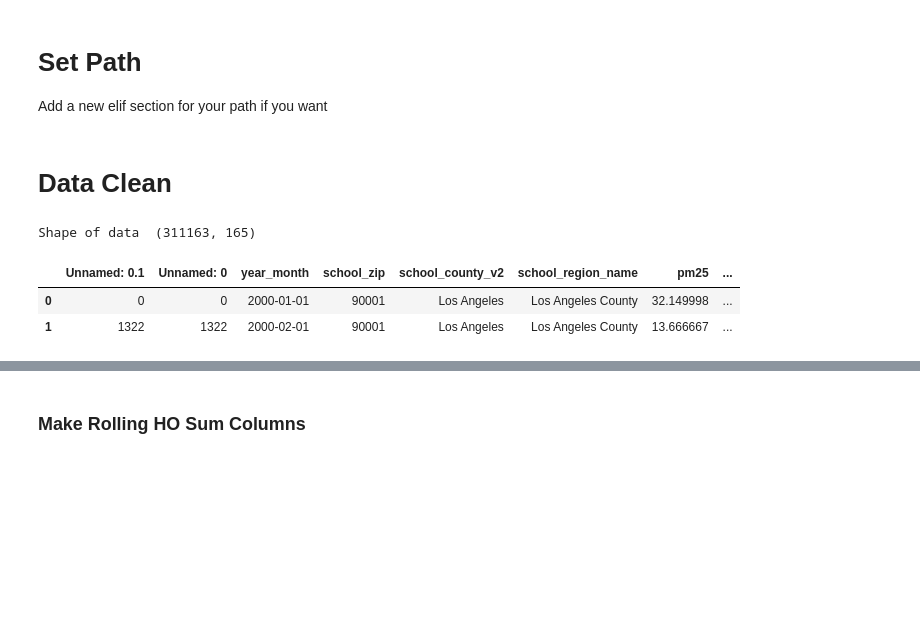
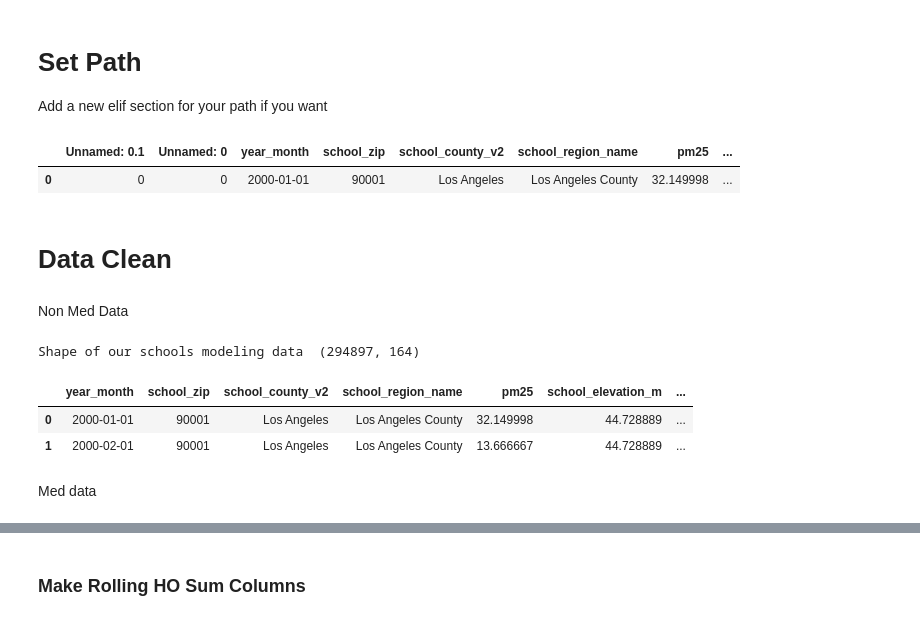
Before and after one commit to mattslyons/JLPS_capstone_project, a Jupyter notebook: modeling/2nd_stage_cv_func_sklearn 11-28.ipynb, the cells around one changed output, grey strips where cells are left out. Saved outputs shown, nothing was run; the diff lists cells and outputs as text; code cells hidden in the pictures; blank space fills up the shorter version.

```diff
--- a/modeling/2nd_stage_cv_func_sklearn 11-28.ipynb
+++ b/modeling/2nd_stage_cv_func_sklearn 11-28.ipynb
@@ -68,16 +68,22 @@ For fixed effects, we choose from a set of 4 possible combinations outlined here
 # - `Izmy_v4_nodist_normed_TPY`
 # - `Izmy_v5_all_normed_but_wspd_ratio`
 
-predictor = 'Izmy_v3_normed_D_and_TPY'
+predictor = 'Izmy_v4_nodist_normed_TPY'
 
 # set FE to one of 4 sets (int)
 FE_set_num = 2
 
 # specify medical target
 medical_target = 'y_hematopoietic'
+medical_target = 'y_visits_hematopoietic_cancers_fwd3' # select the name just as it is in 2sls 2nd stage output notebook
+
+# If we want to filter outliers on the medical outcome
+filter_medical_outliers = True
 
 # sets unique notebooks index (string)
-notebook_index = "01"
+notebook_index = "06"
+
+
 
 # name of the counterfactual csv file for Tableau maps
 counterfactual_csv_name = 'XGBoost_Stage2_Dataframe_anand_test_11-29-22'
@@ -146,7 +152,14 @@ elif path_source == 'local_anand':
   data_path = 'G:\\.shortcut-targets-by-id\\11wLy1WKwOTcthBs1rpfEzkqax2BZG-6E\\W210_Capstone\\Data'
   fitted_models_path = 'G:\\.shortcut-targets-by-id\\11wLy1WKwOTcthBs1rpfEzkqax2BZG-6E\W210_Capstone\\fitted_models\\2022-11-19\\XGB'
 
-  out_dir1 = 'G:\\.shortcut-targets-by-id\\11wLy1WKwOTcthBs1rpfEzkqax2BZG-6E\W210_Capstone\\fitted_models\\2022-11-19\\XGB'
+  # in Anand's computer
+  in_dir_sc = 'C:/Users/anandadmin/MIDS/210 Capstone/data/'
+  in_dir_h = 'C:/Users/anandadmin/MIDS/210 Capstone/output/'
+  out_dir1 = 'C:/Users/anandadmin/MIDS/210 Capstone/models_s1/'
+  out_dir2 = 'C:/Users/anandadmin/MIDS/210 Capstone/models_s2/'
+  # folder containing csvs documenting which fixed effects are in which csv files
+  out_dir3 = 'C:/Users/anandadmin/MIDS/210 Capstone/fixed_effects/'
+  out_dir_xgb = 'G:\\.shortcut-targets-by-id\\11wLy1WKwOTcthBs1rpfEzkqax2BZG-6E\W210_Capstone\\fitted_models\\2022-11-19\\XGB'
 
 elif path_source == 'local_cornelia':
   in_dir_sc = 'C:/Users/cilin/Research/CA_hospitals_capstone/data/'
@@ -157,6 +170,10 @@ elif path_source == 'local_cornelia':
   out_dir2 = 'C:/Users/cilin/Research/CA_hospitals_capstone/models_s2/'
   # folder containing csvs documenting which fixed effects are in which csv files
   out_dir3 = 'C:/Users/cilin/Research/CA_hospitals_capstone/fixed_effects/'
+  # folder to store XGB model and output csv files
+  out_dir_xgb = 'C:/Users/cilin/Research/CA_hospitals_capstone/xgb/'
+
+
 
 elif path_source == 'work':
   data_path = '/Users/trevorjohnson/trevorj@berkeley.edu - Google Drive/My Drive/Classes/W210_capstone/W210_Capstone/Data'
@@ -174,5 +191,23 @@ df5 = pd.read_csv(os.path.join(data_path, 'medical/injuries_accidents.csv')).ilo
+# %%
+# non-medical data
+for file in os.listdir(in_dir_sc):
+    if file.startswith('modeling'):
+        # read in our modeling data
+        df = pd.read_csv(os.path.join(in_dir_sc, file))
+
+# add key to df
+df['patzip_year_month'] = df.school_zip.astype(str) + '-' + df.year.astype(str) + '-' + df.month.astype(str)
+
+display(df.head(1))
+# %% [output]
+|  | Unnamed: 0.1 | Unnamed: 0 | year_month | school_zip | school_county_v2 | school_region_name | pm25 | ... |
+| 0 | 0 | 0 | 2000-01-01 | 90001 | Los Angeles | Los Angeles County | 32.149998 | ... |
+# %%
+df = df.drop(columns = ['Unnamed: 0', 'Unnamed: 0.1'])
 # %% [markdown]
 # Data Clean
+# %% [markdown]
+Non Med Data
 # %%
 def roll_selected_cols(df, cols_to_roll:list = ['Izmy_v1_unnormed'\
     ,'Izmy_v2_nodist_unnormed' \
@@ -204,35 +239,40 @@ def roll_selected_cols(df, cols_to_roll:list = ['Izmy_v1_unnormed'\
 
         col_to_roll = cols_to_roll[col_index]
         rolling_periods = [1, 6, 9, 12]
 
         for period in rolling_periods:
             df_int[f'{col_to_roll}_r{period}'] = df_int.groupby('school_zip')[col_to_roll]\
                 .apply(lambda x: x.rolling(window=period, min_periods=period, closed='left').mean())
 
             new_cols.append(col_to_roll + "_r" + str(period))
 
         all_cols_int.append([col_to_roll] + new_cols)
 
     return df_int, all_cols_int
 
 
 cols_to_roll = [predictor
     ,'avg_wspd_top_15'
     ,'avg_temp'
     ,'diff_temp_s_ps']
 
 rolling_periods = [int(lead_time)]
 
 df, all_cols = roll_selected_cols(df=df, cols_to_roll=cols_to_roll, rolling_periods=rolling_periods)
 
 # rename the last month column just to be consistent and safe
 df.rename(columns={'pm25_last_month': 'pm25_r1'}, inplace=True)
 
+# drop if year >=2018
+df = df[df.year.le(2017)]
+
 # print shape of data
-print('Shape of data ', df.shape)
+print('Shape of our schools modeling data ', df.shape)
 df.head(2)
 # %% [output]
-Shape of data  (311163, 165)
+Shape of our schools modeling data  (294897, 164)
-|  | Unnamed: 0.1 | Unnamed: 0 | year_month | school_zip | school_county_v2 | school_region_name | pm25 | ... |
-| 0 | 0 | 0 | 2000-01-01 | 90001 | Los Angeles | Los Angeles County | 32.149998 | ... |
-| 1 | 1322 | 1322 | 2000-02-01 | 90001 | Los Angeles | Los Angeles County | 13.666667 | ... |
+|  | year_month | school_zip | school_county_v2 | school_region_name | pm25 | school_elevation_m | ... |
+| 0 | 2000-01-01 | 90001 | Los Angeles | Los Angeles County | 32.149998 | 44.728889 | ... |
+| 1 | 2000-02-01 | 90001 | Los Angeles | Los Angeles County | 13.666667 | 44.728889 | ... |
+# %% [markdown]
+Med data
```
Also changed, not shown: parts of 52 cells of this notebook.
